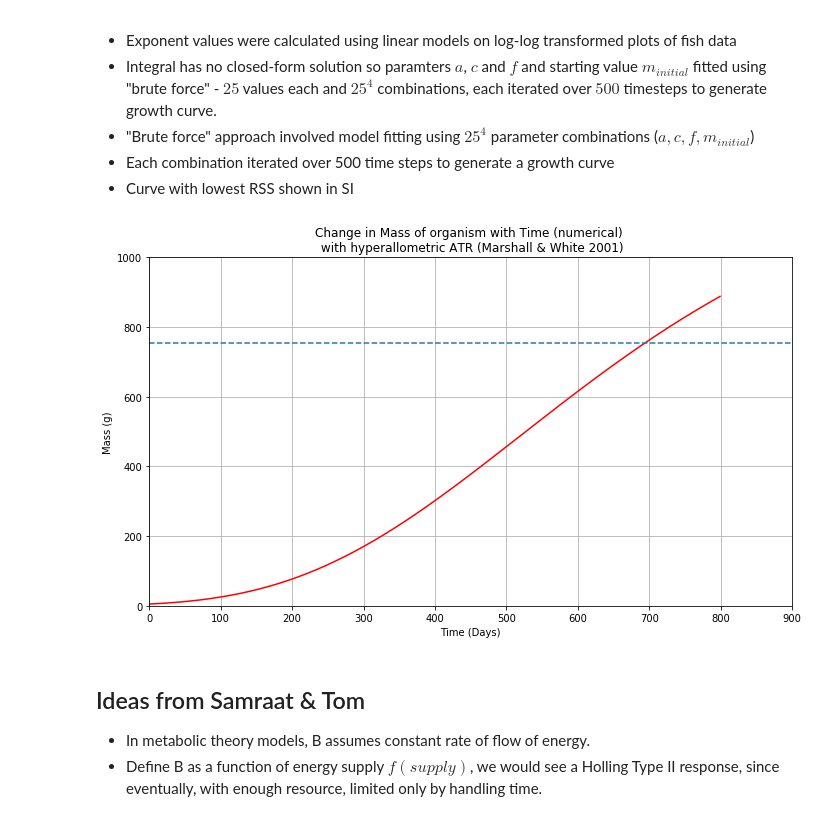
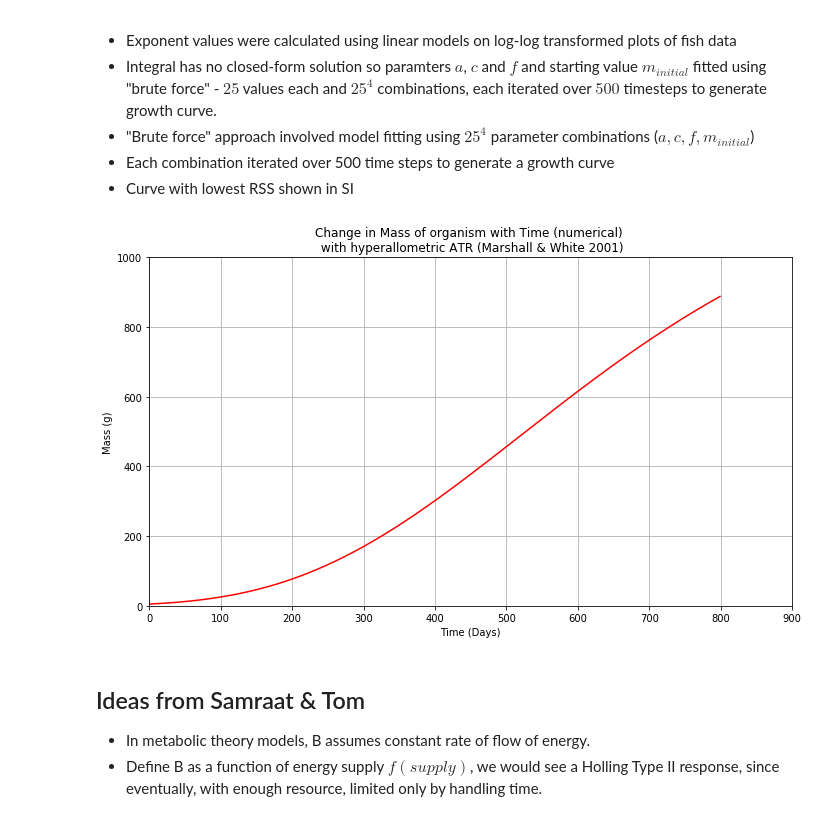
Before and after one commit to lvassor/HyperallometricFecundity, a Jupyter notebook: Code/ontogenetic_growth.ipynb, the cells around one changed output. Saved outputs shown, nothing was run; the diff lists cells and outputs as text; code cells hidden in the pictures.

```diff
--- a/Code/ontogenetic_growth.ipynb
+++ b/Code/ontogenetic_growth.ipynb
@@ -254,35 +254,35 @@ def dm_dt_marshall(m, t, f, a, b, c):                                  # numeric
     based on model calculations"""                      # t=0 is default
     dmdt = f*a*(m**0.81) - (a*(m**0.81) + c*(m**1.28))
     return sc.array(dmdt)
 
 # Param values
 a = 0.2
 
 # Maintenance
 b = a/(840**0.25)
 f = 1.145
 
 # Reproduction
 c = 0.001 # proportion of mass dedicated to reproduction
 
 # Integrate - numerically derived mass with time
 int_mass_foraging = integrate.odeint(dm_dt_marshall, mass0, t=time, args=(f,a,b,c))
 
 # Plot numerical solution
 growth_curve = plt.plot(time, int_mass_foraging, 'r-', label = 'Mass with Time')
 plt.xlabel('Time (Days)')
 plt.ylabel('Mass (g)')
 plt.title('Change in Mass of organism with Time (numerical) \n with hyperallometric ATR (Marshall & White 2001)')
 plt.grid(True)
 axes = plt.gca()
 axes.set_xlim([0,900])
 axes.set_ylim([0,1000])
 # plt.axhline((a/b)**4) # asymptotic growth
-plt.axhline((search*mR*xR/(b+c))**4, linestyle='--') # asymptotic growth
+# plt.axhline((search*mR*xR/(b+c))**4, linestyle='--') # asymptotic growth
 plt.tight_layout()
 plt.show()
 # %% [output]
-[figure, old version]
+[figure, new version]
 # %% [markdown]
 ## Ideas from Samraat & Tom
 * In metabolic theory models, B assumes constant rate of flow of energy.
```
Also changed, not shown: parts of 6 cells of this notebook, 3 other files.
